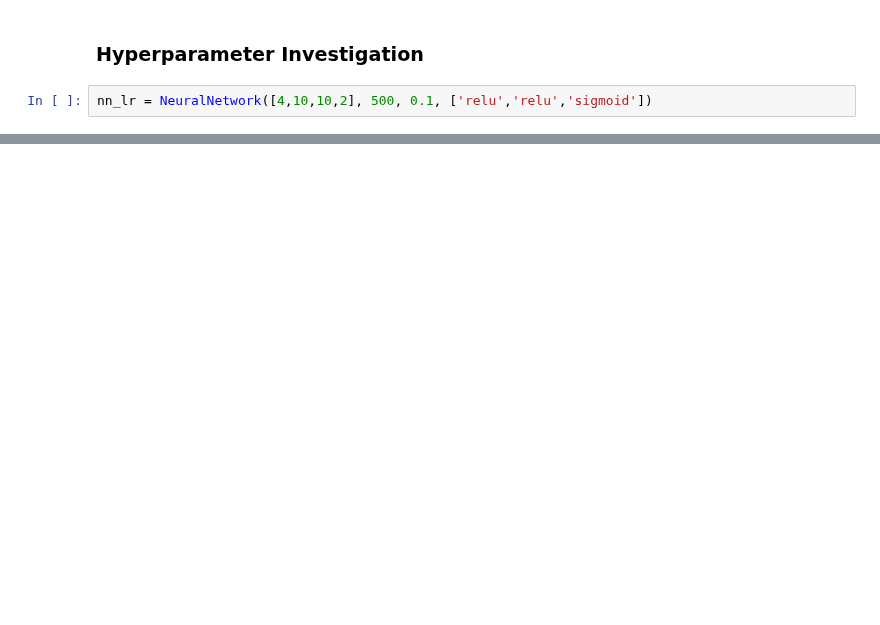
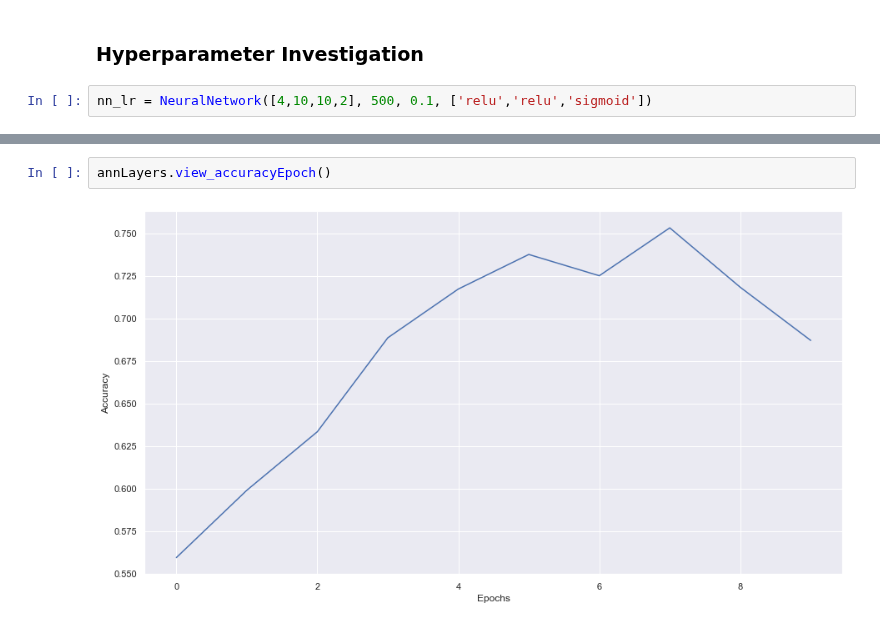
Before and after one commit to shaarick/F21BC, a Jupyter notebook: ANN.ipynb, the cells around one changed output, grey strips where cells are left out. Saved outputs shown, nothing was run; the diff lists cells and outputs as text; blank space fills up the shorter version.

```diff
--- a/ANN.ipynb
+++ b/ANN.ipynb
@@ -322,0 +308,4 @@ Accuracy:  1.0
+# %%
+annLayers.view_accuracyEpoch()
+# %% [output]
+[figure, added]
```
Also changed, not shown: parts of 32 cells of this notebook.
